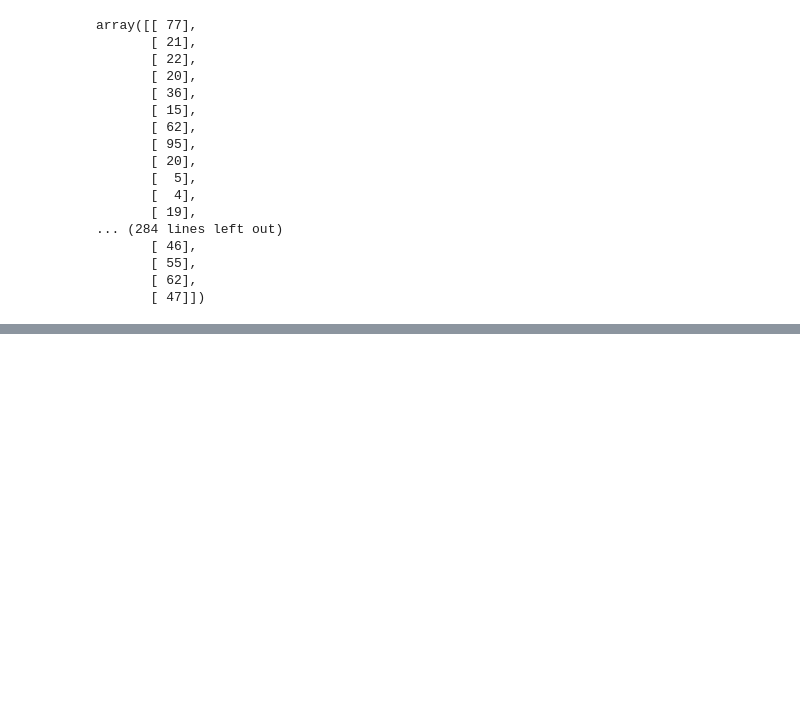
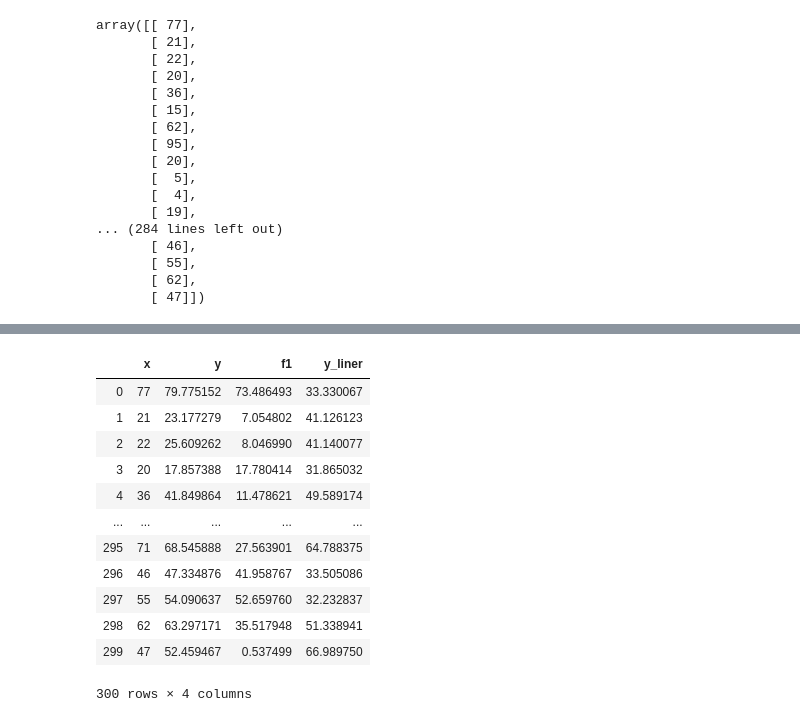
Before and after one commit to gabubellon/xp-ds-joi-2019, a Jupyter notebook: semana08/01.semana08.ipynb, the cells around one changed output, grey strips where cells are left out. Saved outputs shown, nothing was run; the diff lists cells and outputs as text; code cells hidden in the pictures; blank space fills up the shorter version.

```diff
--- a/semana08/01.semana08.ipynb
+++ b/semana08/01.semana08.ipynb
@@ -123,0 +157,2 @@ df_pred
+# %%
+ln = model.fit(df_x_treino,df_y_treino)
@@ -123,0 +183,18 @@ df_pred
+# %%
+df_pred_2 = df_test
+df_pred_2['y_liner'] = y_pred_2
+df_pred_2
+# %% [output]
+|  | x | y | f1 | y_liner |
+| 0 | 77 | 79.775152 | 73.486493 | 33.330067 |
+| 1 | 21 | 23.177279 | 7.054802 | 41.126123 |
+| 2 | 22 | 25.609262 | 8.046990 | 41.140077 |
+| 3 | 20 | 17.857388 | 17.780414 | 31.865032 |
+| 4 | 36 | 41.849864 | 11.478621 | 49.589174 |
+| ... | ... | ... | ... | ... |
+| 295 | 71 | 68.545888 | 27.563901 | 64.788375 |
+| 296 | 46 | 47.334876 | 41.958767 | 33.505086 |
+| 297 | 55 | 54.090637 | 52.659760 | 32.232837 |
+| 298 | 62 | 63.297171 | 35.517948 | 51.338941 |
+| 299 | 47 | 52.459467 | 0.537499 | 66.989750 |
+300 rows × 4 columns
```
Also changed, not shown: parts of 15 cells of this notebook, 2 other files.
